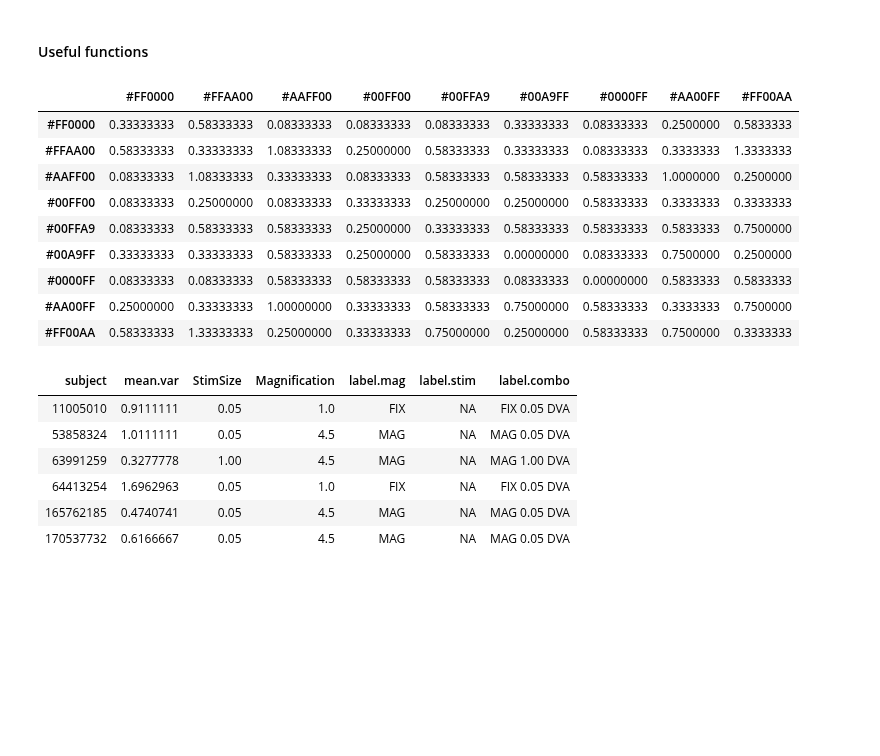
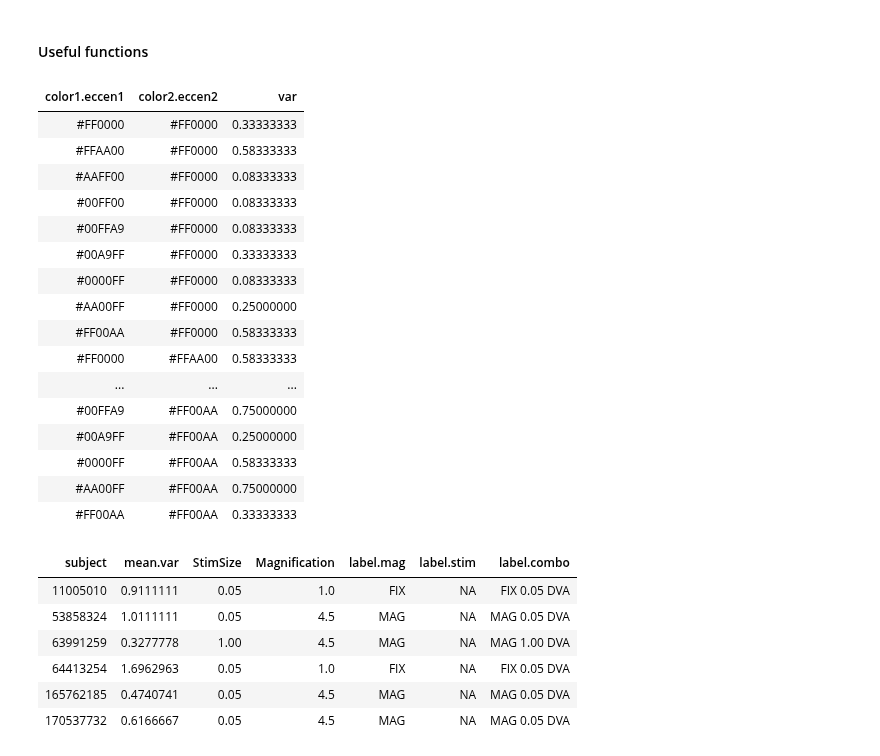
Before and after one commit to ArielZJ/Precision-Phenomenology-Data-Analysis, a Jupyter notebook: Fovea vs. Periphery Color Similarity Pilot Analysis - 2stim Analysis.ipynb, the cells around one changed output. Drawn from its saved outputs; the diff is of its cells as text; code cells hidden in the pictures; blank space fills up the shorter version.

```diff
--- a/Fovea vs. Periphery Color Similarity Pilot Analysis - 2stim Analysis.ipynb
+++ b/Fovea vs. Periphery Color Similarity Pilot Analysis - 2stim Analysis.ipynb
@@ -1641,20 +1641,30 @@ test.mat <- group.mat.median(test.mats.var)
 # %%
 # calculate the mean variance for each color for plotting purposes
 plot.full.mean.var <- function(mat){
-    return(group.)
+    data <- melt(mat)
+    colnames(data) <- c('color1.eccen1','color2.eccen2','var')
+
+    return(data)
 }
 plot.full.mean.var(test.mat)
 # %% [output]
-|  | #FF0000 | #FFAA00 | #AAFF00 | #00FF00 | #00FFA9 | #00A9FF | #0000FF | #AA00FF | #FF00AA |
-| #FF0000 | 0.33333333 | 0.58333333 | 0.08333333 | 0.08333333 | 0.08333333 | 0.33333333 | 0.08333333 | 0.2500000 | 0.5833333 |
-| #FFAA00 | 0.58333333 | 0.33333333 | 1.08333333 | 0.25000000 | 0.58333333 | 0.33333333 | 0.08333333 | 0.3333333 | 1.3333333 |
-| #AAFF00 | 0.08333333 | 1.08333333 | 0.33333333 | 0.08333333 | 0.58333333 | 0.58333333 | 0.58333333 | 1.0000000 | 0.2500000 |
-| #00FF00 | 0.08333333 | 0.25000000 | 0.08333333 | 0.33333333 | 0.25000000 | 0.25000000 | 0.58333333 | 0.3333333 | 0.3333333 |
-| #00FFA9 | 0.08333333 | 0.58333333 | 0.58333333 | 0.25000000 | 0.33333333 | 0.58333333 | 0.58333333 | 0.5833333 | 0.7500000 |
-| #00A9FF | 0.33333333 | 0.33333333 | 0.58333333 | 0.25000000 | 0.58333333 | 0.00000000 | 0.08333333 | 0.7500000 | 0.2500000 |
-| #0000FF | 0.08333333 | 0.08333333 | 0.58333333 | 0.58333333 | 0.58333333 | 0.08333333 | 0.00000000 | 0.5833333 | 0.5833333 |
-| #AA00FF | 0.25000000 | 0.33333333 | 1.00000000 | 0.33333333 | 0.58333333 | 0.75000000 | 0.58333333 | 0.3333333 | 0.7500000 |
-| #FF00AA | 0.58333333 | 1.33333333 | 0.25000000 | 0.33333333 | 0.75000000 | 0.25000000 | 0.58333333 | 0.7500000 | 0.3333333 |
+| color1.eccen1 | color2.eccen2 | var |
+| #FF0000 | #FF0000 | 0.33333333 |
+| #FFAA00 | #FF0000 | 0.58333333 |
+| #AAFF00 | #FF0000 | 0.08333333 |
+| #00FF00 | #FF0000 | 0.08333333 |
+| #00FFA9 | #FF0000 | 0.08333333 |
+| #00A9FF | #FF0000 | 0.33333333 |
+| #0000FF | #FF0000 | 0.08333333 |
+| #AA00FF | #FF0000 | 0.25000000 |
+| #FF00AA | #FF0000 | 0.58333333 |
+| #FF0000 | #FFAA00 | 0.58333333 |
+| ... | ... | ... |
+| #00FFA9 | #FF00AA | 0.75000000 |
+| #00A9FF | #FF00AA | 0.25000000 |
+| #0000FF | #FF00AA | 0.58333333 |
+| #AA00FF | #FF00AA | 0.75000000 |
+| #FF00AA | #FF00AA | 0.33333333 |
 # %%
 # get the data in the right format
 var.format <- function(df){
```
